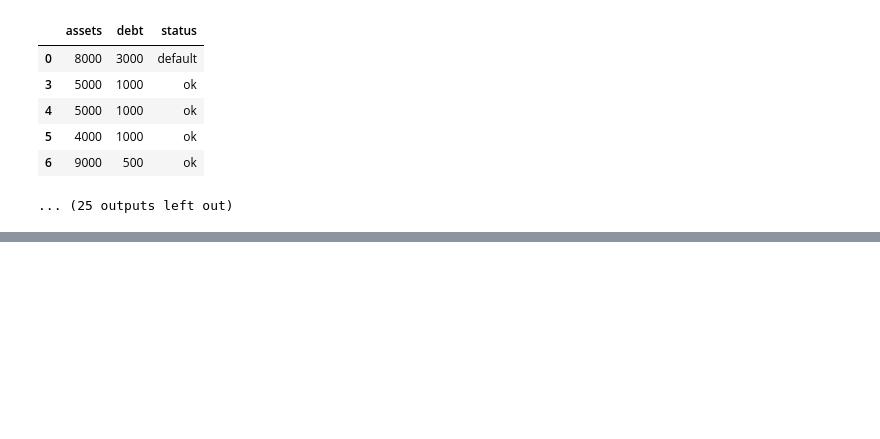
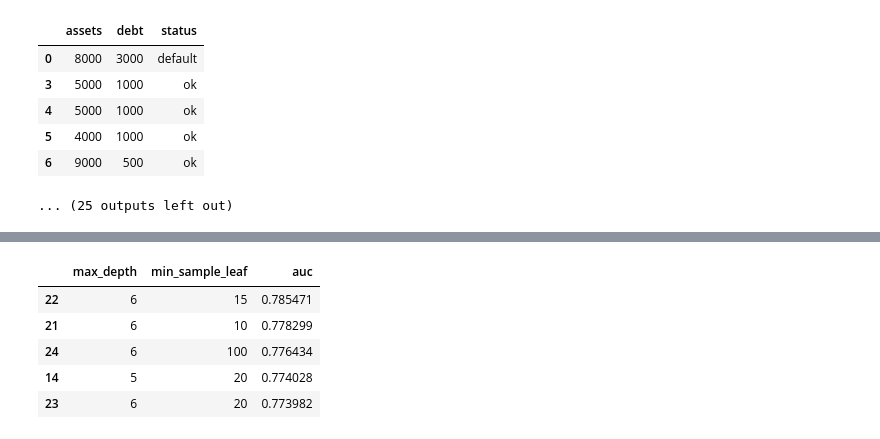
Before and after one commit to iremycl/MLZoomCamp, a Jupyter notebook: 06-trees/LectureNotes.ipynb, the cells around one changed output, grey strips where cells are left out. Saved outputs shown, nothing was run; the diff lists cells and outputs as text; code cells hidden in the pictures; blank space fills up the shorter version.

```diff
--- a/06-trees/LectureNotes.ipynb
+++ b/06-trees/LectureNotes.ipynb
@@ -491,0 +540,9 @@ Name: status, dtype: float64
+# %%
+df_scores.sort_values(by='auc', ascending=False).head()
+# %% [output]
+|  | max_depth | min_sample_leaf | auc |
+| 22 | 6 | 15 | 0.785471 |
+| 21 | 6 | 10 | 0.778299 |
+| 24 | 6 | 100 | 0.776434 |
+| 14 | 5 | 20 | 0.774028 |
+| 23 | 6 | 20 | 0.773982 |
```
Also changed, not shown: parts of 8 cells of this notebook, 1 other file.
